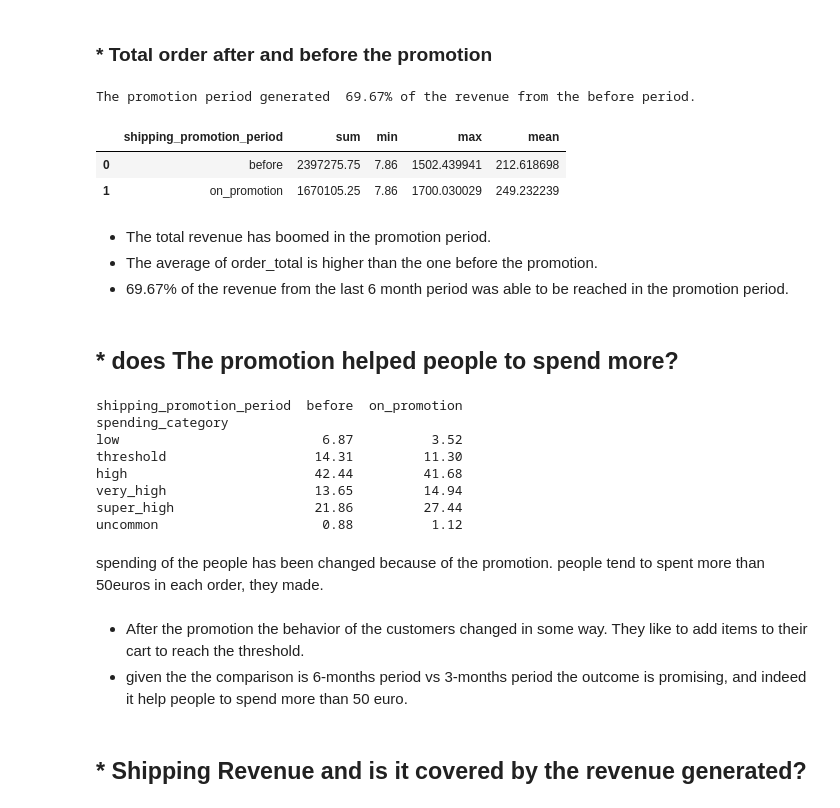
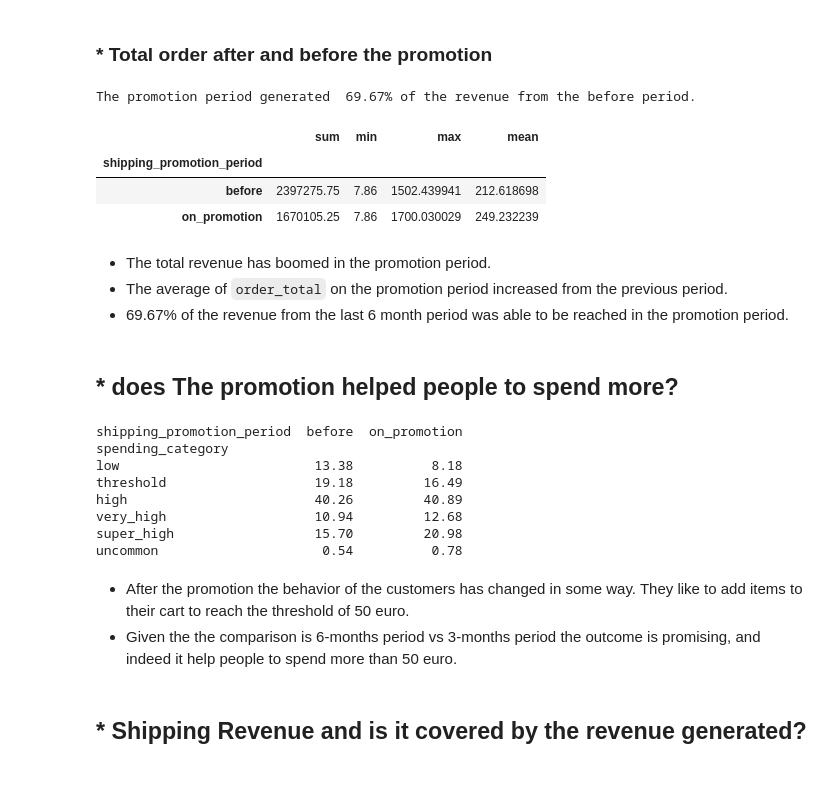
Before and after one commit to robzi18/shipping_cost_analysis, a Jupyter notebook: notebooks/01_data_cleaning_SC.ipynb, the cells around one changed output. Drawn from its saved outputs; the diff is of its cells as text; code cells hidden in the pictures; blank space fills up the shorter version.

```diff
--- a/notebooks/01_data_cleaning_SC.ipynb
+++ b/notebooks/01_data_cleaning_SC.ipynb
@@ -98,11 +99,27 @@ else:
 # ORDER_LINES
 if(order_lines['line_id'].duplicated().any()):
     print(f"Unfortunately! There are {order_lines['line_id'].duplicated().sum()} rows with the same line_id, and will be dropped.")
+
+    # Does the duplicated order_lines belong to different products or has different quantity
+
+    all_dup = order_lines[order_lines['line_id'].duplicated(keep=False)]
+    all_dup.sort_values('line_id')[['order_id','product_id']]
+    dup_lines_diff_pro = len(all_dup[all_dup.groupby('line_id')['product_id'].transform('nunique')>1])
+    dup_lines_diff_qua = len(all_dup[all_dup.groupby('line_id')['quantity'].transform('nunique')>1])
+    dup_lines_diff_tot = len(all_dup[all_dup.groupby('line_id')['line_total'].transform('nunique')>1])
+
+    if (dup_lines_diff_pro == 0 and dup_lines_diff_qua == 0 and dup_lines_diff_tot == 0):
+        print("---------------------")
+        print(f"None of the duplicated line_id linked to different product or quantity.so we can easily drop the last occurred.")
+        print(f"Total {order_lines['line_id'].duplicated().sum()} duplicated line_id are dropped.")
+        order_lines[order_lines['line_id'].duplicated(keep=False)].sort_values(by=['line_id'])
+        order_lines = order_lines.drop_duplicates(subset='line_id') # keeps the first happened order_line
+        print("---------------------")
+
+    else:
+        print("RED FLAG!!!")
 else:
     print(f"Good to go! There is no duplicated row in order_lines table.")
-
-order_lines[order_lines['line_id'].duplicated(keep=False)].sort_values(by=['line_id'])
-order_lines = order_lines.drop_duplicates(subset='line_id')
 
 # PRODUCTS
 if(products['product_id'].duplicated().any()):
@@ -195,7 +206,8 @@ merged['line_total_filled'] = merged['line_total'].fillna(0)
 # generate tempo column of sum of total known price of the items
 merged['total_known_items'] = merged.groupby('order_id')['line_total_filled'].transform(sum).round(2)
 
-calculated_line_total = merged['order_total'] - merged['shipping_cost'] - merged['total_known_items']
+# Order total is equal to line total which is summation of each items price * quantity
+calculated_line_total = merged['order_total'] - merged['total_known_items']
 merged['unit_price'] = merged['unit_price'].fillna(calculated_line_total/merged['quantity']).round(2)
 merged['line_total'] = merged['unit_price'] * merged['quantity']
 # dropping the temporary columns
@@ -204,5 +216,5 @@ merged = merged.drop(columns=["line_total_filled", "total_known_items"])
 if (merged.isna().any().any()):
     print(f"The is {merged.isna().sum()} missing values in the merged tables.")
 else:
-    print("Good to go! There is no missing values.")
+    print("Good to go! There is no missing values in the order and order_lines table.")
 # %% [output]
@@ -215,15 +247,18 @@ Good to go! There is no missing values.
 ----
 # ----EDA-----
 # %%
+
 # Grouping and analyzing the volume of the orders made in different promotion period.
 on_promotion = mr[mr['shipping_promotion_period'] == "on_promotion"]
 before_promotion = mr[mr['shipping_promotion_period'] == "before"]
+
+orders_unique = mr.drop_duplicates('order_id') # All orders with unique orderID
 
 # picking the unique orders
 volume_pcg = ((on_promotion['order_id'].nunique())/(before_promotion['order_id'].nunique()))*100
 
 print(f"In the promotion period, {volume_pcg: .2f}% of the orders from the before period has made.")
 
-merged.groupby('shipping_promotion_period').size()
+orders_unique.groupby('shipping_promotion_period').size().reset_index(name="unique_orders")
 # %% [output]
 In the promotion period,  59.43% of the orders from the before period has made.
@@ -237,20 +271,23 @@ dtype: int64
 # %% [markdown]
 ### * Total order after and before the promotion
 # %%
-rev_pcg = ((on_promotion.drop_duplicates('order_id')['order_total'].sum() / before_promotion.drop_duplicates('order_id')['order_total']
-                .sum())*100).round(2)
+rev_pcg = ( ((on_promotion.drop_duplicates('order_id')['order_total'].sum()) /
+            (before_promotion.drop_duplicates('order_id')['order_total'].sum())) *100
+        ).round(2)
 
 print(f"The promotion period generated {rev_pcg: .2f}% of the revenue from the before period.")
 
-merged.drop_duplicates('order_id').groupby('shipping_promotion_period')['order_total'].agg(["sum","min","max","mean"]).reset_index()
+(orders_unique
+    .groupby('shipping_promotion_period')['order_total'].agg(["sum","min","max","mean"]))
 # %% [output]
 The promotion period generated  69.67% of the revenue from the before period.
-|  | shipping_promotion_period | sum | min | max | mean |
-| 0 | before | 2397275.75 | 7.86 | 1502.439941 | 212.618698 |
-| 1 | on_promotion | 1670105.25 | 7.86 | 1700.030029 | 249.232239 |
+|  | sum | min | max | mean |
+| shipping_promotion_period |  |  |  |  |
+| before | 2397275.75 | 7.86 | 1502.439941 | 212.618698 |
+| on_promotion | 1670105.25 | 7.86 | 1700.030029 | 249.232239 |
 # %% [markdown]
 * The total revenue has boomed in the promotion period.
-* The average of order_total is higher than the one before the promotion.
+* The average of `order_total` on the promotion period increased from the previous period.
 * 69.67% of the revenue from the last 6 month period was able to be reached in the promotion period.
 # %% [markdown]
 ## * does The promotion helped people to spend more?
@@ -261,7 +298,7 @@ bins = [7.86,50,100,273,360,1000, np.inf]
 labels = ["low","threshold","high","very_high","super_high","uncommon"]
 
 # pd.cut great built in method to change continuous data to category
-mr['spending_category'] = pd.cut(mr['order_total'],bins=bins,labels=labels)
+mr['spending_category'] = pd.cut(mr.drop_duplicates('order_id')['order_total'],bins=bins,labels=labels)
 
 spending_pcg = (
     pd.crosstab(mr['spending_category'], mr['shipping_promotion_period'], normalize='columns') * 100
@@ -271,18 +308,15 @@ print(spending_pcg)
 # %% [output]
 shipping_promotion_period  before  on_promotion
 spending_category
-low                          6.87          3.52
-threshold                   14.31         11.30
-high                        42.44         41.68
-very_high                   13.65         14.94
-super_high                  21.86         27.44
-uncommon                     0.88          1.12
+low                         13.38          8.18
+threshold                   19.18         16.49
+high                        40.26         40.89
+very_high                   10.94         12.68
+super_high                  15.70         20.98
+uncommon                     0.54          0.78
-# %% [markdown]
-spending of the people has been changed because of the promotion.
-people tend to spent more than 50euros in each order, they made.
 # %% [markdown]
-* After the promotion the behavior of the customers changed in some way. They like to add items to their cart to reach the threshold.
-* given the the comparison is 6-months period vs 3-months period the outcome is promising, and indeed it help people to spend more than 50 euro.
+* After the promotion the behavior of the customers has changed in some way. They like to add items to their cart to reach the threshold of 50 euro.
+* Given the the comparison is 6-months period vs 3-months period the outcome is promising, and indeed it help people to spend more than 50 euro.
 # %% [markdown]
 ## * Shipping Revenue and is it covered by the revenue generated?
 # %%
```
Also changed, not shown: parts of 46 cells of this notebook, 5 other files.
